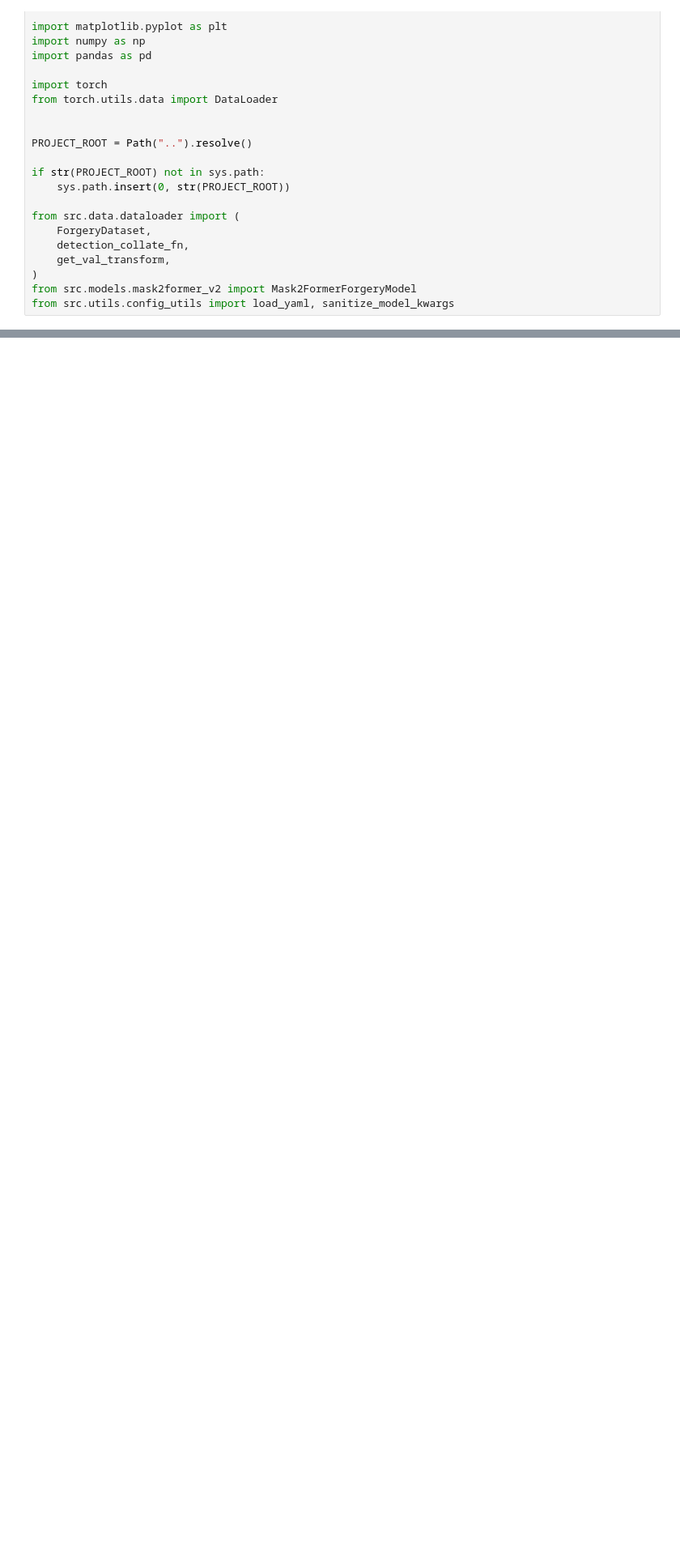
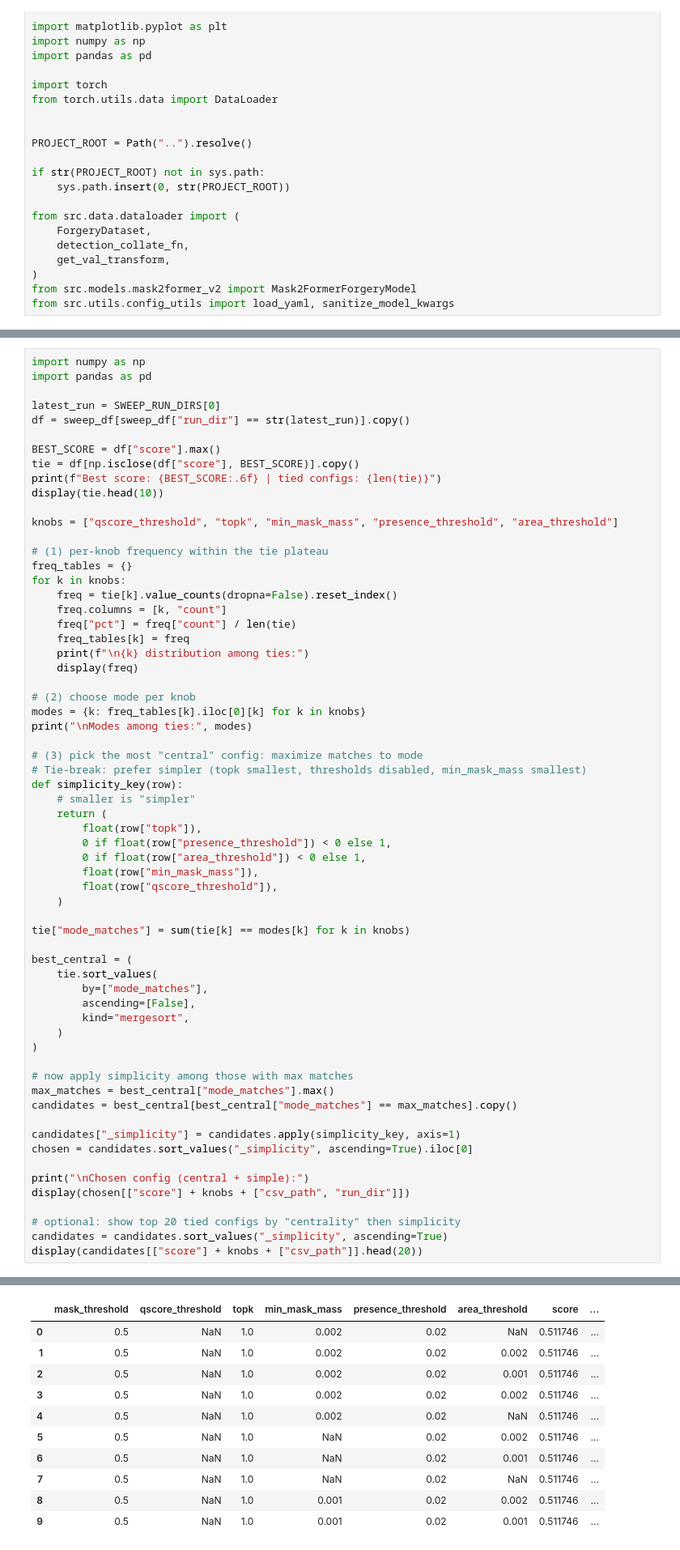
Before and after one commit to piiop/RecodAI_LUC, a Jupyter notebook: notebooks/sweep_analysis.ipynb, the cells around one changed output, grey strips where cells are left out. Shown at 81% size. Drawn from its saved outputs; the diff is of its cells as text; blank space fills up the shorter version.

```diff
--- a/notebooks/sweep_analysis.ipynb
+++ b/notebooks/sweep_analysis.ipynb
@@ -429,0 +263,64 @@ full_full_cls_w2.0 w_mask_cls= 1.0
+# %%
+import numpy as np
+import pandas as pd
+
+latest_run = SWEEP_RUN_DIRS[0]
+df = sweep_df[sweep_df["run_dir"] == str(latest_run)].copy()
+
+BEST_SCORE = df["score"].max()
+tie = df[np.isclose(df["score"], BEST_SCORE)].copy()
+print(f"Best score: {BEST_SCORE:.6f} | tied configs: {len(tie)}")
+display(tie.head(10))
+
+knobs = ["qscore_threshold", "topk", "min_mask_mass", "presence_threshold", "area_threshold"]
+
+# (1) per-knob frequency within the tie plateau
+freq_tables = {}
+for k in knobs:
+    freq = tie[k].value_counts(dropna=False).reset_index()
+    freq.columns = [k, "count"]
+    freq["pct"] = freq["count"] / len(tie)
+    freq_tables[k] = freq
+    print(f"\n{k} distribution among ties:")
+    display(freq)
+
+# (2) choose mode per knob
+modes = {k: freq_tables[k].iloc[0][k] for k in knobs}
+print("\nModes among ties:", modes)
+
+# (3) pick the most "central" config: maximize matches to mode
+# Tie-break: prefer simpler (topk smallest, thresholds disabled, min_mask_mass smallest)
+def simplicity_key(row):
+    # smaller is "simpler"
+    return (
+        float(row["topk"]),
+        0 if float(row["presence_threshold"]) < 0 else 1,
+        0 if float(row["area_threshold"]) < 0 else 1,
+        float(row["min_mask_mass"]),
+        float(row["qscore_threshold"]),
+    )
+
+tie["mode_matches"] = sum(tie[k] == modes[k] for k in knobs)
+
+best_central = (
+    tie.sort_values(
+        by=["mode_matches"],
+        ascending=[False],
+        kind="mergesort",
+    )
+)
+
+# now apply simplicity among those with max matches
+max_matches = best_central["mode_matches"].max()
+candidates = best_central[best_central["mode_matches"] == max_matches].copy()
+
+candidates["_simplicity"] = candidates.apply(simplicity_key, axis=1)
+chosen = candidates.sort_values("_simplicity", ascending=True).iloc[0]
+
+print("\nChosen config (central + simple):")
+display(chosen[["score"] + knobs + ["csv_path", "run_dir"]])
+
+# optional: show top 20 tied configs by "centrality" then simplicity
+candidates = candidates.sort_values("_simplicity", ascending=True)
+display(candidates[["score"] + knobs + ["csv_path"]].head(20))
+# %% [output]
@@ -429,0 +328,11 @@ full_full_cls_w2.0 w_mask_cls= 1.0
+|  | mask_threshold | qscore_threshold | topk | min_mask_mass | presence_threshold | area_threshold | score | ... |
+| 0 | 0.5 | NaN | 1.0 | 0.002 | 0.02 | NaN | 0.511746 | ... |
+| 1 | 0.5 | NaN | 1.0 | 0.002 | 0.02 | 0.002 | 0.511746 | ... |
+| 2 | 0.5 | NaN | 1.0 | 0.002 | 0.02 | 0.001 | 0.511746 | ... |
+| 3 | 0.5 | NaN | 1.0 | 0.002 | 0.02 | 0.002 | 0.511746 | ... |
+| 4 | 0.5 | NaN | 1.0 | 0.002 | 0.02 | NaN | 0.511746 | ... |
+| 5 | 0.5 | NaN | 1.0 | NaN | 0.02 | 0.002 | 0.511746 | ... |
+| 6 | 0.5 | NaN | 1.0 | NaN | 0.02 | 0.001 | 0.511746 | ... |
+| 7 | 0.5 | NaN | 1.0 | NaN | 0.02 | NaN | 0.511746 | ... |
+| 8 | 0.5 | NaN | 1.0 | 0.001 | 0.02 | 0.002 | 0.511746 | ... |
+| 9 | 0.5 | NaN | 1.0 | 0.001 | 0.02 | 0.001 | 0.511746 | ... |
```
Also changed, not shown: parts of 11 cells of this notebook, 5 other files.
